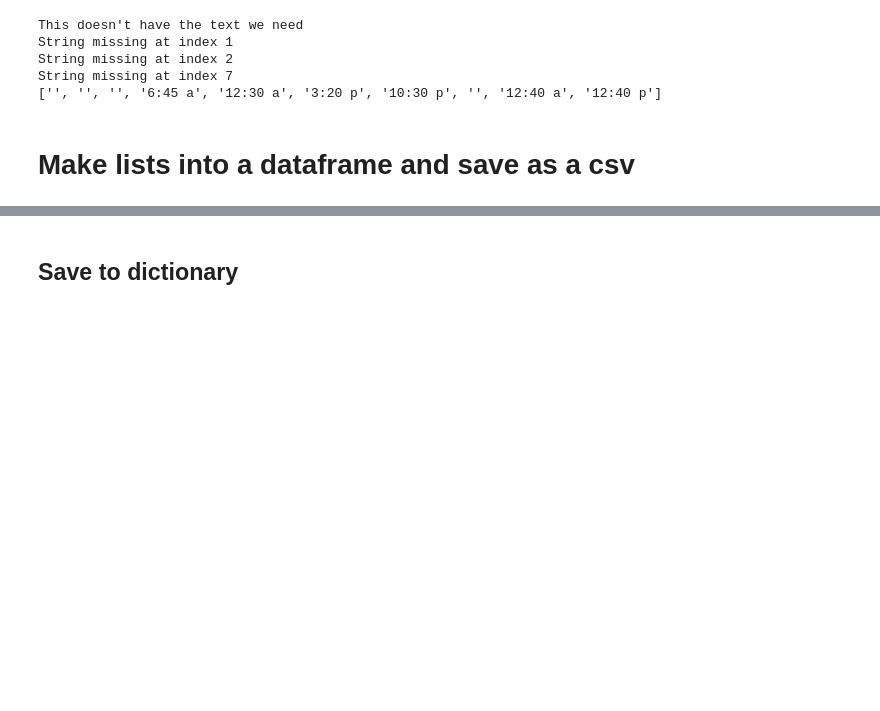
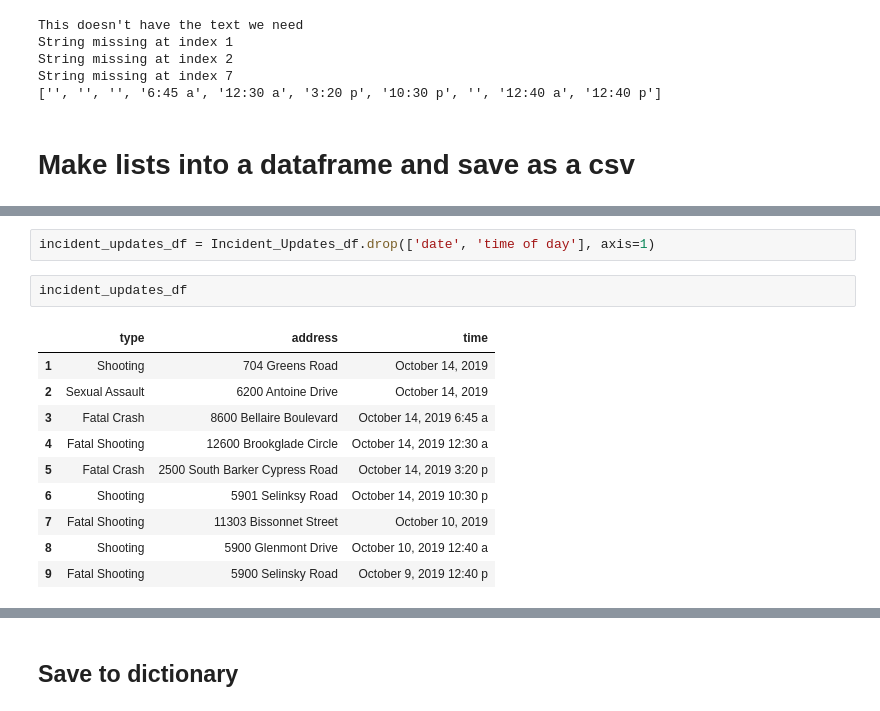
Before and after one commit to ppainuly/HPD-Live-Crime-Alert, a Jupyter notebook: HPD_IncidentUpdates.ipynb, the cells around one changed output, grey strips where cells are left out. Cells and saved outputs as stored; diff of their text form; blank space fills up the shorter version.

```diff
--- a/HPD_IncidentUpdates.ipynb
+++ b/HPD_IncidentUpdates.ipynb
@@ -392,0 +404,15 @@ Incident_Updates_df
+# %%
+incident_updates_df = Incident_Updates_df.drop(['date', 'time of day'], axis=1)
+# %%
+incident_updates_df
+# %% [output]
+|  | type | address | time |
+| 1 | Shooting | 704 Greens Road | October 14, 2019 |
+| 2 | Sexual Assault | 6200 Antoine Drive | October 14, 2019 |
+| 3 | Fatal Crash | 8600 Bellaire Boulevard | October 14, 2019 6:45 a |
+| 4 | Fatal Shooting | 12600 Brookglade Circle | October 14, 2019 12:30 a |
+| 5 | Fatal Crash | 2500 South Barker Cypress Road | October 14, 2019 3:20 p |
+| 6 | Shooting | 5901 Selinksy Road | October 14, 2019 10:30 p |
+| 7 | Fatal Shooting | 11303 Bissonnet Street | October 10, 2019 |
+| 8 | Shooting | 5900 Glenmont Drive | October 10, 2019 12:40 a |
+| 9 | Fatal Shooting | 5900 Selinsky Road | October 9, 2019 12:40 p |
```
Also changed, not shown: parts of 7 cells of this notebook, 2 other files.
